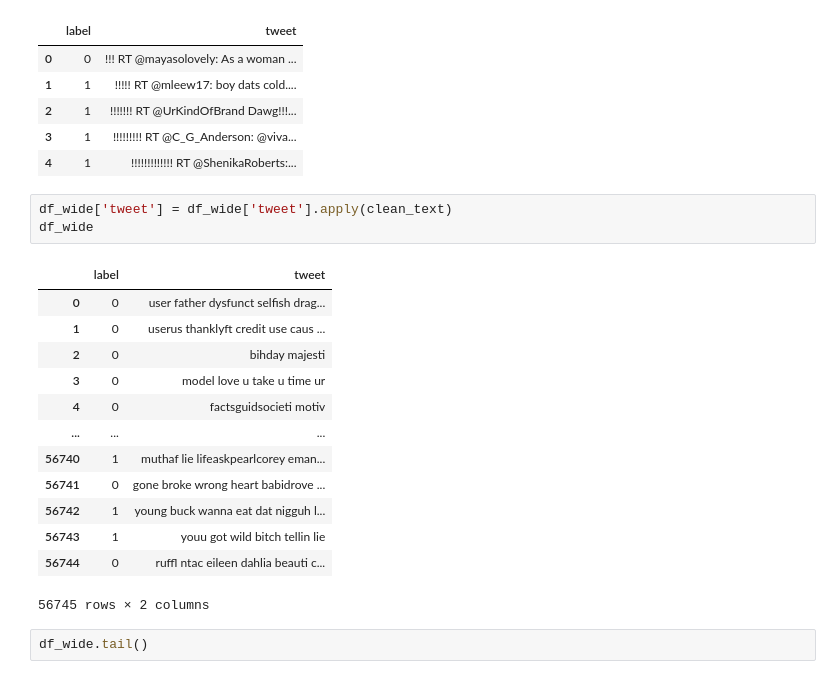
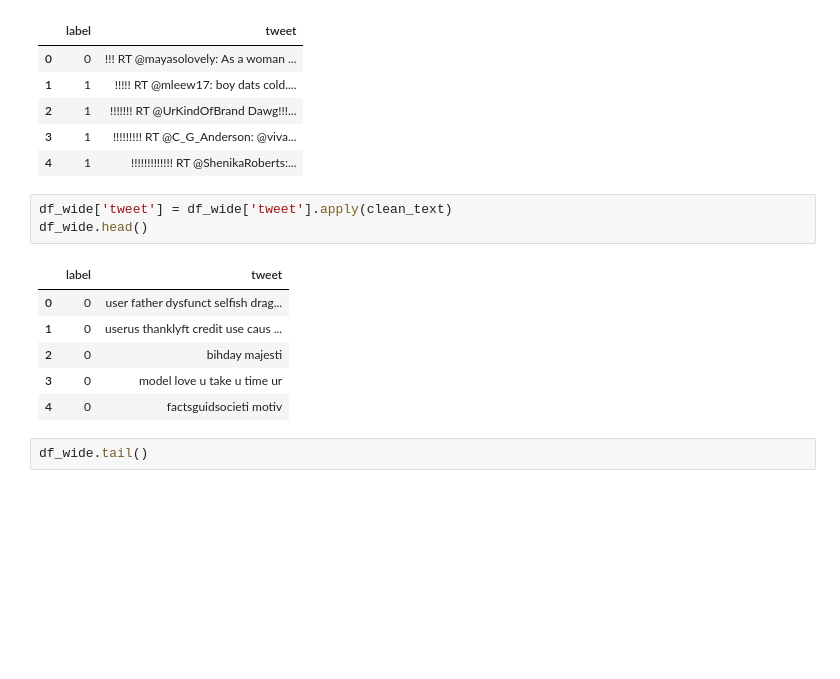
Before and after one commit to Iskander80/ML, a Jupyter notebook: home_task_2.ipynb, the cells around one changed output. Saved outputs shown, nothing was run; the diff lists cells and outputs as text; blank space fills up the shorter version.

```diff
--- a/home_task_2.ipynb
+++ b/home_task_2.ipynb
@@ -403,21 +402,14 @@ df_label.head()
 | 4 | 1 | !!!!!!!!!!!!! RT @ShenikaRoberts:... |
 # %%
 df_wide['tweet'] = df_wide['tweet'].apply(clean_text)
-df_wide
+df_wide.head()
 # %% [output]
 |  | label | tweet |
 | 0 | 0 | user father dysfunct selfish drag... |
 | 1 | 0 | userus thanklyft credit use caus ... |
 | 2 | 0 | bihday majesti |
 | 3 | 0 | model love u take u time ur |
 | 4 | 0 | factsguidsocieti motiv |
-| ... | ... | ... |
-| 56740 | 1 | muthaf lie lifeaskpearlcorey eman... |
-| 56741 | 0 | gone broke wrong heart babidrove ... |
-| 56742 | 1 | young buck wanna eat dat nigguh l... |
-| 56743 | 1 | youu got wild bitch tellin lie |
-| 56744 | 0 | ruffl ntac eileen dahlia beauti c... |
-56745 rows × 2 columns
 # %%
 df_wide.tail()
 # %% [output]
```
Also changed, not shown: parts of 40 cells of this notebook.
